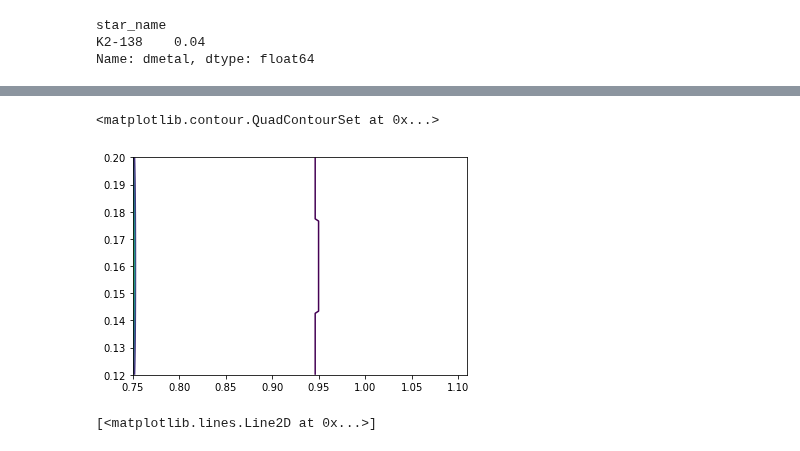
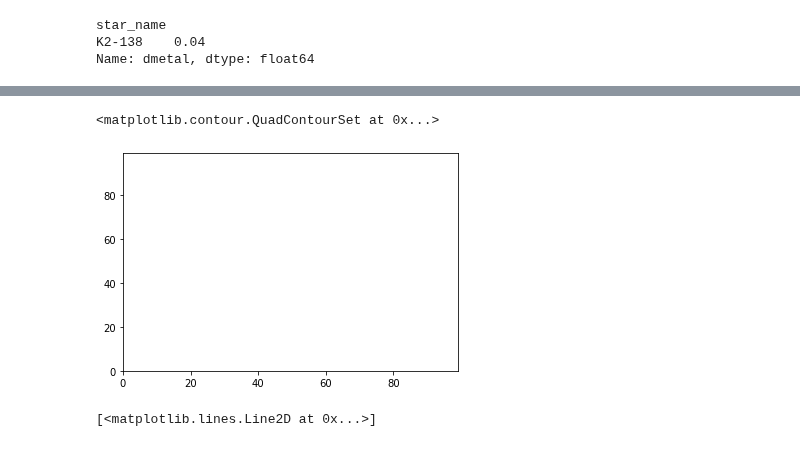
Before and after one commit to fjbautistas/kde_example, a Jupyter notebook: Marginal_Distributions.ipynb, the cells around one changed output, grey strips where cells are left out. Cells and saved outputs as stored; diff of their text form; code cells hidden in the pictures.

```diff
--- a/Marginal_Distributions.ipynb
+++ b/Marginal_Distributions.ipynb
@@ -145,11 +167,11 @@ prior = bi_norm(X,Y,systm.Mtp.values, systm.dMtp.values, systm.metal.values, sys
 prior_std = ((prior - np.mean(prior, axis=0))/np.std(prior, axis = 0)).reshape(X.shape)
 #prior_std
 # %%
-plt.contour(X,Y,prior)
+plt.contour(prior_std)
 #prior
 # %% [output]
 <matplotlib.contour.QuadContourSet at 0x...>
-[figure, old version]
+[figure, new version]
 # %%
 x_y = stats.norm.pdf(x)
 y_y = stats.norm.pdf(y)
```
Also changed, not shown: parts of 8 cells of this notebook, 1 other file.
